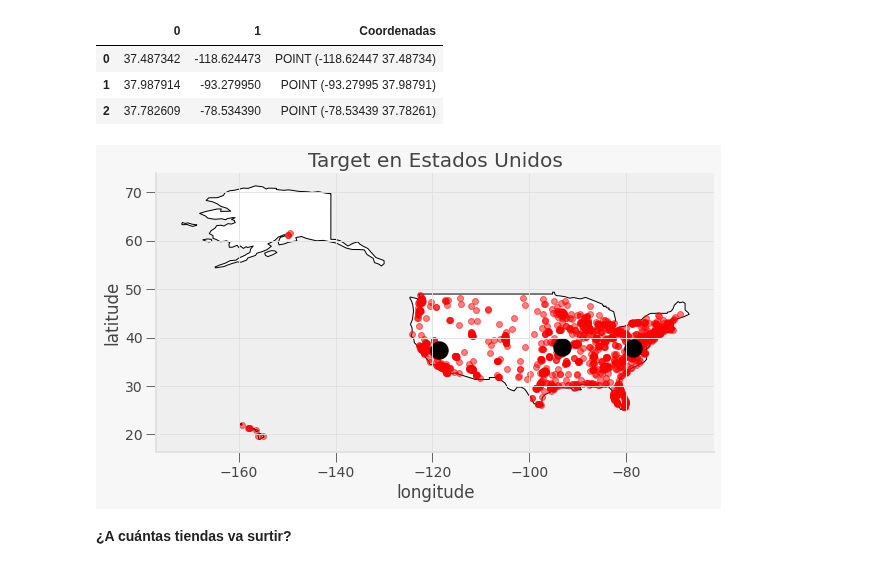
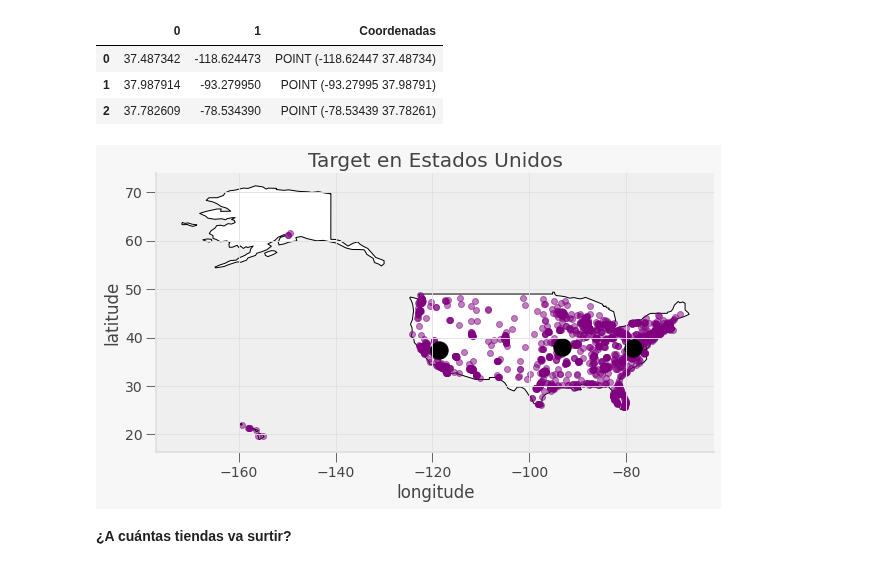
Before and after one commit to PosgradoMNA/actividades-de-aprendizaje-A01793918_HelmyMoreno, a Jupyter notebook: TecMty_kmeans_target_v01793918.ipynb, the cells around one changed output. Drawn from its saved outputs; the diff is of its cells as text; code cells hidden in the pictures.

```diff
--- a/TecMty_kmeans_target_v01793918.ipynb
+++ b/TecMty_kmeans_target_v01793918.ipynb
@@ -291,23 +291,23 @@ Feature names must be in the same order as they were in fit.
 # %%
 fig, gax = plt.subplots(figsize=(10,10))
 
 world.query("name == 'United States of America'").plot(ax = gax, edgecolor='black', color='white')
 
 # This plot the cities. It's the same syntax, but we are plotting from a different GeoDataFrame.
 # I want the cities as pale red dots.
-gdf.plot(ax=gax, color='red', alpha = 0.5)
+gdf.plot(ax=gax, color='purple', alpha = 0.5)
 gdf_Coord_df.plot(ax=gax, color='black', alpha = 1, markersize = 300)
 
 gax.set_xlabel('longitude')
 gax.set_ylabel('latitude')
 gax.set_title('Target en Estados Unidos')
 
 gax.spines['top'].set_visible(False)
 gax.spines['right'].set_visible(False)
 
 plt.show()
 # %% [output]
-[figure, old version]
+[figure, new version]
 # %% [markdown]
 **¿A cuántas tiendas va surtir?**
 # %%
```
